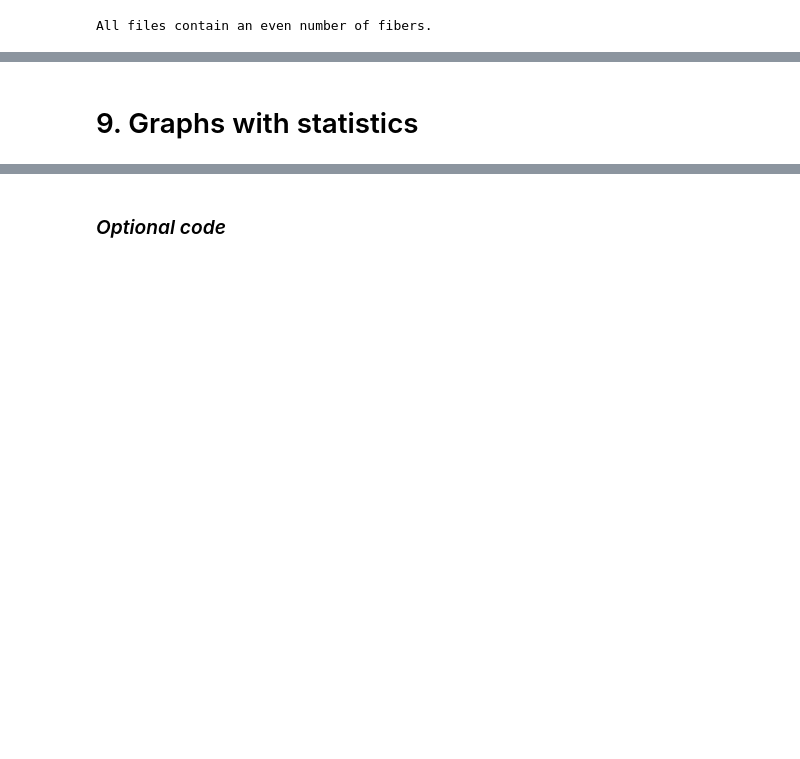
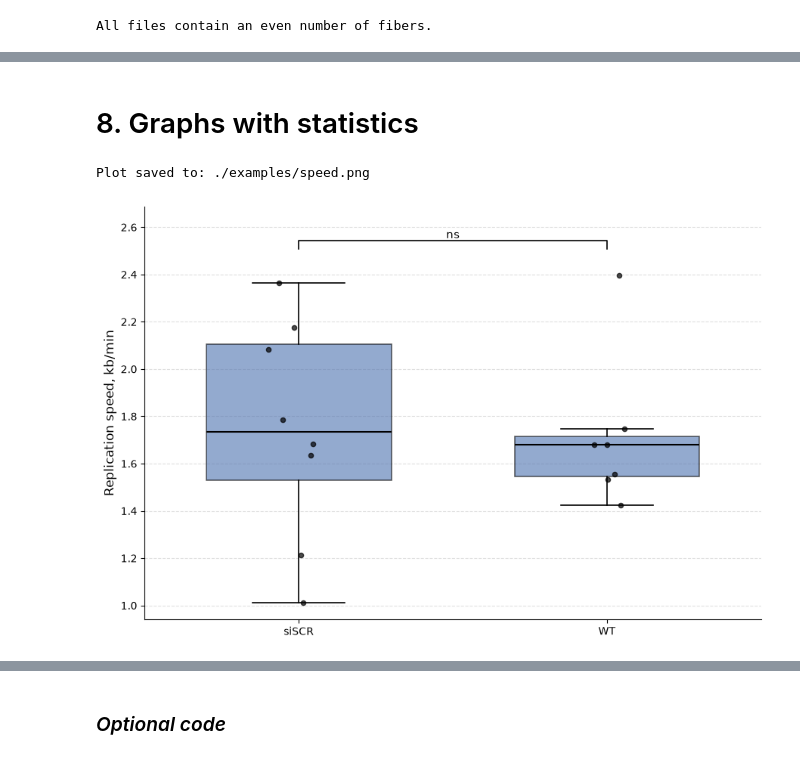
Before and after one commit to Lopatushka/DNA_fibers, a Jupyter notebook: data_agg.ipynb, the cells around one changed output, grey strips where cells are left out. Saved outputs shown, nothing was run; the diff lists cells and outputs as text; code cells hidden in the pictures; blank space fills up the shorter version.

```diff
--- a/data_agg.ipynb
+++ b/data_agg.ipynb
@@ -203,16 +232,19 @@ iod_u.to_excel(f"{OUTPUT_DIR}/stats_u_iod.xlsx", index=False)
 # %% [markdown]
-# 9. Graphs with statistics
+# 8. Graphs with statistics
 # %%
 from plotting import boxplot_with_statistics
 # %%
 boxplot_with_statistics(data_plot = replication_speed,
                             sample_order = ['siSCR', 'WT'],
                             var = 'Speed_kb_min',
-                            stats_plot = speed_u,
+                            stats_plot = u_speed,
                             y_axis = "Replication speed, kb/min",
                             save_dir = "./examples",
                             save_name = "speed",
                             ext = "png")
+# %% [output]
+Plot saved to: ./examples/speed.png
+[figure, added]
 # %%
 boxplot_with_statistics(data_plot = iod_kb,
                             sample_order = ['siSCR', 'WT'],
```
Also changed, not shown: parts of 31 cells of this notebook, 2 other files.
